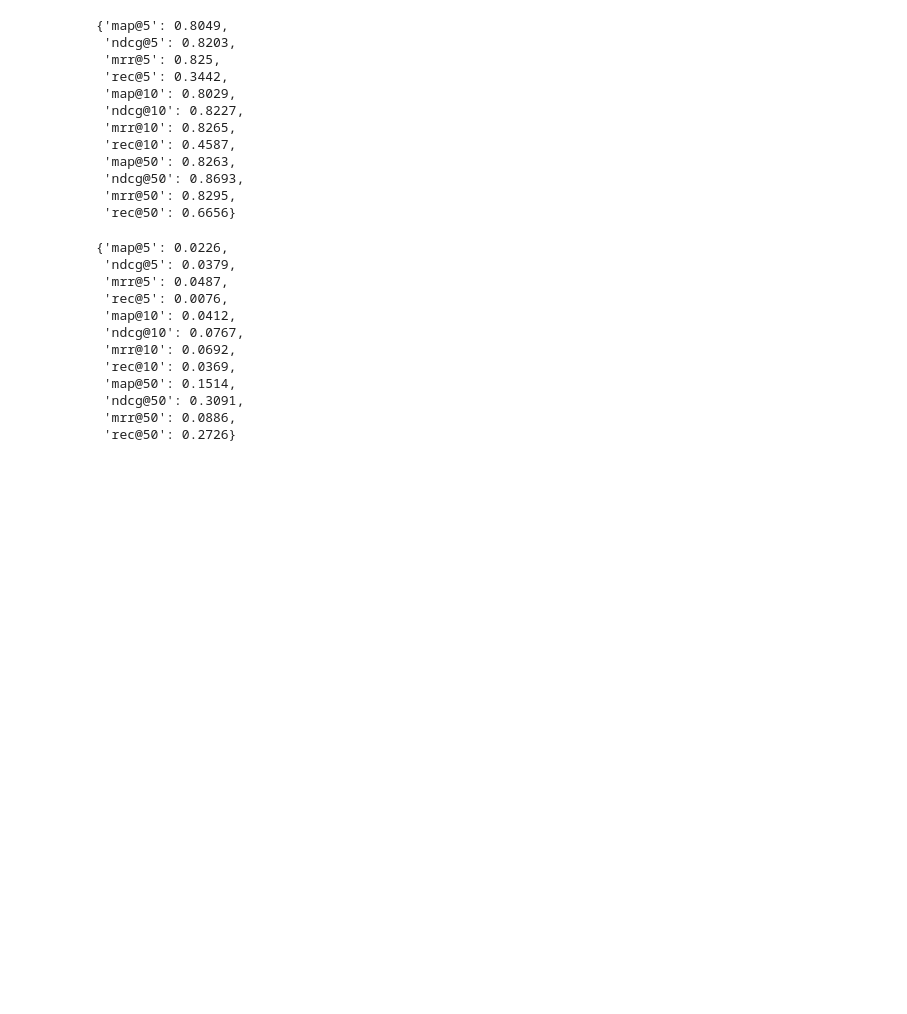
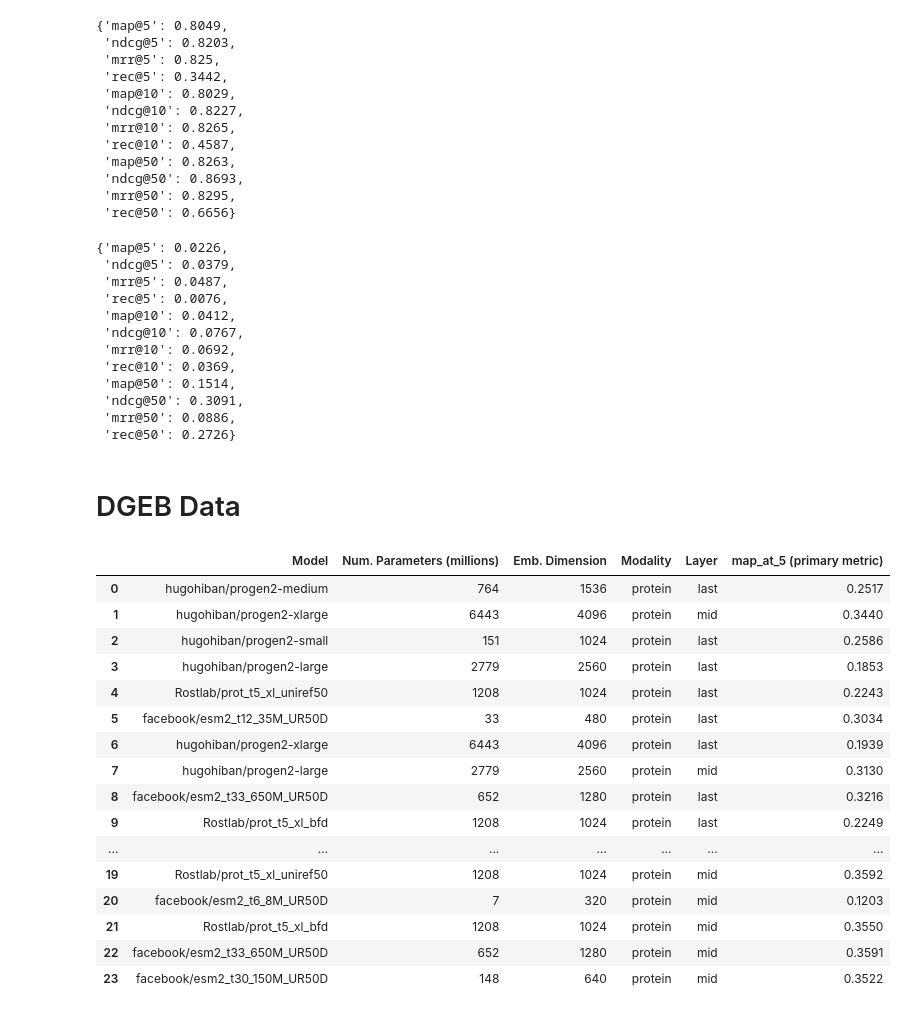
Before and after one commit to SukritTM/comp-bioinfo-project, a Jupyter notebook: plot-results.ipynb, the cells around one changed output. Drawn from its saved outputs; the diff is of its cells as text; code cells hidden in the pictures; blank space fills up the shorter version.

```diff
--- a/plot-results.ipynb
+++ b/plot-results.ipynb
@@ -318,3 +318,5 @@ results['rmsd']
  'ndcg@50': 0.3091,
  'mrr@50': 0.0886,
  'rec@50': 0.2726}
+# %% [markdown]
+# DGEB Data
@@ -320,0 +325,22 @@ results['rmsd']
+# %%
+df = pd.read_csv('dgeb_baseline_results\\combined_model_data.csv')
+# %%
+df
+# %% [output]
+|  | Model | Num. Parameters (millions) | Emb. Dimension | Modality | Layer | map_at_5 (primary metric) |
+| 0 | hugohiban/progen2-medium | 764 | 1536 | protein | last | 0.2517 |
+| 1 | hugohiban/progen2-xlarge | 6443 | 4096 | protein | mid | 0.3440 |
+| 2 | hugohiban/progen2-small | 151 | 1024 | protein | last | 0.2586 |
+| 3 | hugohiban/progen2-large | 2779 | 2560 | protein | last | 0.1853 |
+| 4 | Rostlab/prot_t5_xl_uniref50 | 1208 | 1024 | protein | last | 0.2243 |
+| 5 | facebook/esm2_t12_35M_UR50D | 33 | 480 | protein | last | 0.3034 |
+| 6 | hugohiban/progen2-xlarge | 6443 | 4096 | protein | last | 0.1939 |
+| 7 | hugohiban/progen2-large | 2779 | 2560 | protein | mid | 0.3130 |
+| 8 | facebook/esm2_t33_650M_UR50D | 652 | 1280 | protein | last | 0.3216 |
+| 9 | Rostlab/prot_t5_xl_bfd | 1208 | 1024 | protein | last | 0.2249 |
+| ... | ... | ... | ... | ... | ... | ... |
+| 19 | Rostlab/prot_t5_xl_uniref50 | 1208 | 1024 | protein | mid | 0.3592 |
+| 20 | facebook/esm2_t6_8M_UR50D | 7 | 320 | protein | mid | 0.1203 |
+| 21 | Rostlab/prot_t5_xl_bfd | 1208 | 1024 | protein | mid | 0.3550 |
+| 22 | facebook/esm2_t33_650M_UR50D | 652 | 1280 | protein | mid | 0.3591 |
+| 23 | facebook/esm2_t30_150M_UR50D | 148 | 640 | protein | mid | 0.3522 |
```
Also changed, not shown: parts of 1 cell of this notebook, 2 other files.
